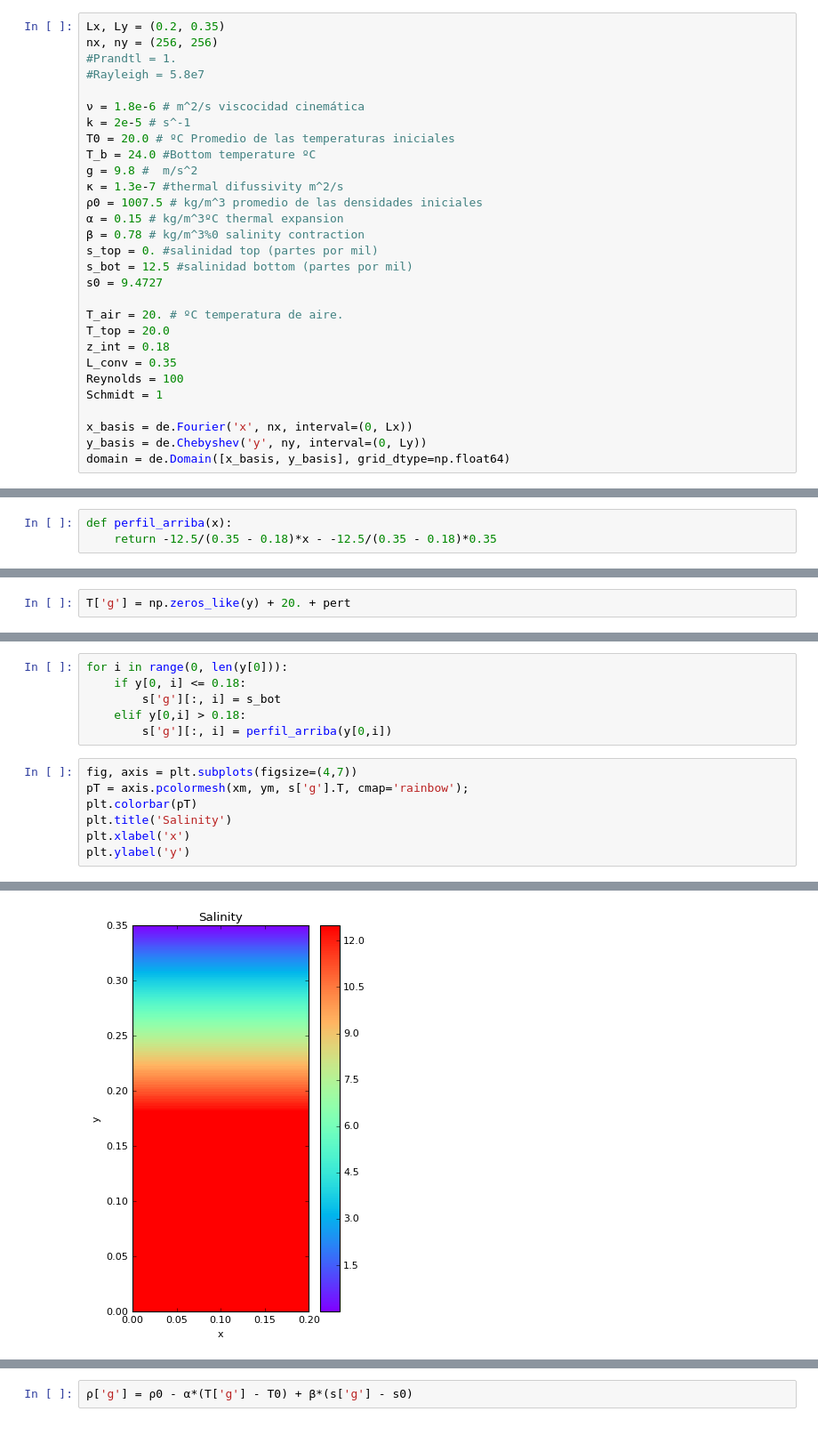
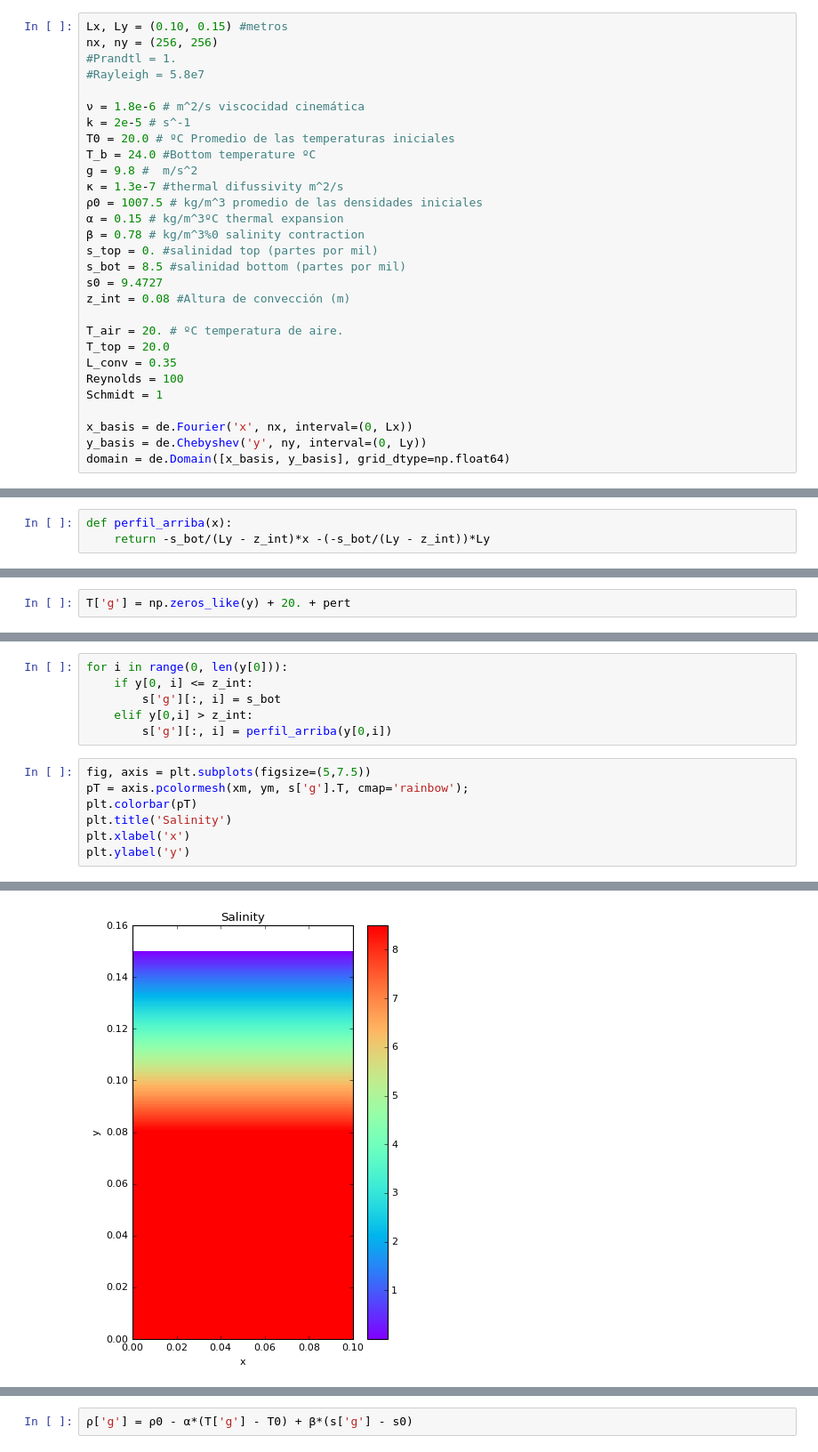
Before and after one commit to cpierard/Servicio_social, a Jupyter notebook: Convección en fluido estratificado.ipynb, the cells around one changed output, grey strips where cells are left out. Shown at 89% size. Drawn from its saved outputs; the diff is of its cells as text.

```diff
--- a/Convección en fluido estratificado.ipynb
+++ b/Convección en fluido estratificado.ipynb
@@ -28,7 +28,7 @@ logger = logging.getLogger(__name__)
     - Expansión térmica: $\alpha = 0.15 kg/(m^3 ºC)$
     - Salinity contraction: $\beta = 0.78 kg/(m^3 \ 1/1000)$
 # %%
-Lx, Ly = (0.2, 0.35)
+Lx, Ly = (0.10, 0.15) #metros
 nx, ny = (256, 256)
 #Prandtl = 1.
 #Rayleigh = 5.8e7
@@ -43,12 +43,12 @@ g = 9.8 #  m/s^2
 α = 0.15 # kg/m^3ºC thermal expansion
 β = 0.78 # kg/m^3%0 salinity contraction
 s_top = 0. #salinidad top (partes por mil)
-s_bot = 12.5 #salinidad bottom (partes por mil)
+s_bot = 8.5 #salinidad bottom (partes por mil)
 s0 = 9.4727
+z_int = 0.08 #Altura de convección (m)
 
 T_air = 20. # ºC temperatura de aire.
 T_top = 20.0
-z_int = 0.18
 L_conv = 0.35
 Reynolds = 100
 Schmidt = 1
@@ -138,8 +138,8 @@ Ty = solver.state['Ty']
 s = solver.state['s']
 # %% [markdown]
 #### Perfil de temepratura lineal
-# %%
-def perfil_arriba(x):
-    return -12.5/(0.35 - 0.18)*x - -12.5/(0.35 - 0.18)*0.35
+# %%
+def perfil_arriba(x):
+    return -s_bot/(Ly - z_int)*x -(-s_bot/(Ly - z_int))*Ly
 # %%
 yb, yt = y_basis.interval
@@ -191,16 +172,16 @@ range(0, 256)
 # %%
 for i in range(0, len(y[0])):
-    if y[0, i] <= 0.18:
+    if y[0, i] <= z_int:
         s['g'][:, i] = s_bot
-    elif y[0,i] > 0.18:
+    elif y[0,i] > z_int:
         s['g'][:, i] = perfil_arriba(y[0,i])
 # %%
-fig, axis = plt.subplots(figsize=(4,7))
+fig, axis = plt.subplots(figsize=(5,7.5))
 pT = axis.pcolormesh(xm, ym, s['g'].T, cmap='rainbow');
 plt.colorbar(pT)
 plt.title('Salinity')
 plt.xlabel('x')
 plt.ylabel('y')
 # %% [output]
 <matplotlib.text.Text at 0x...>
-[figure, old version]
+[figure, new version]
```
Also changed, not shown: parts of 19 cells of this notebook, 1 other file.
